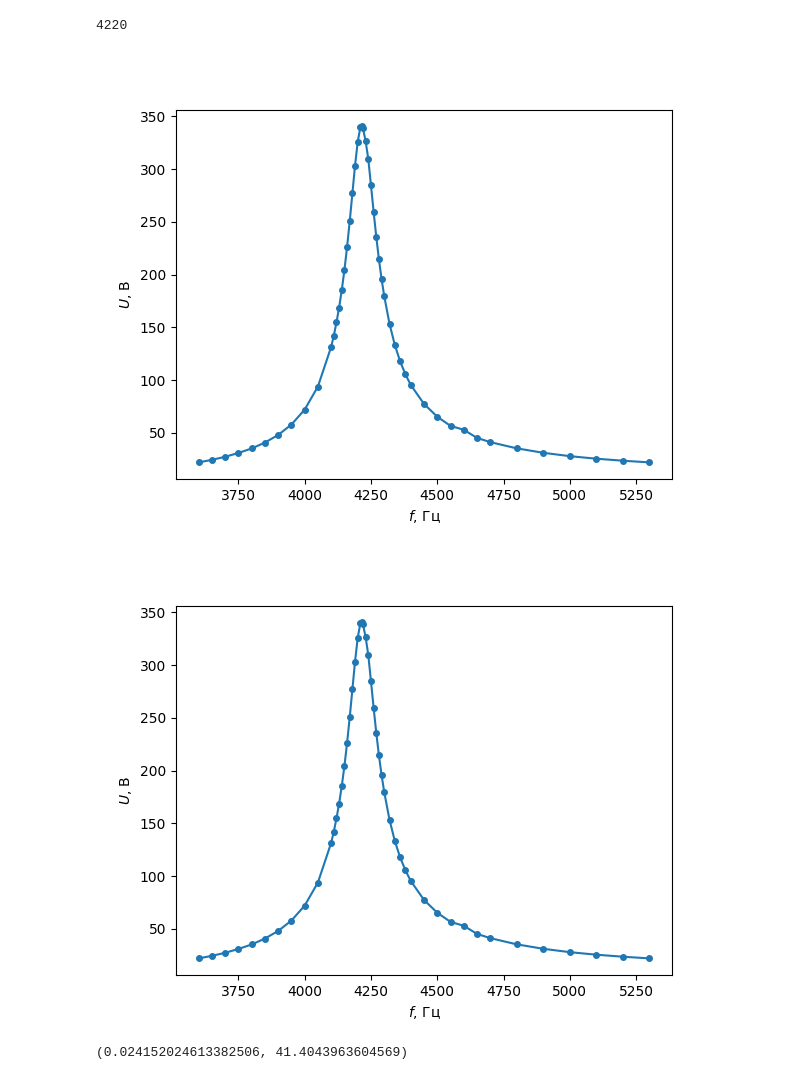
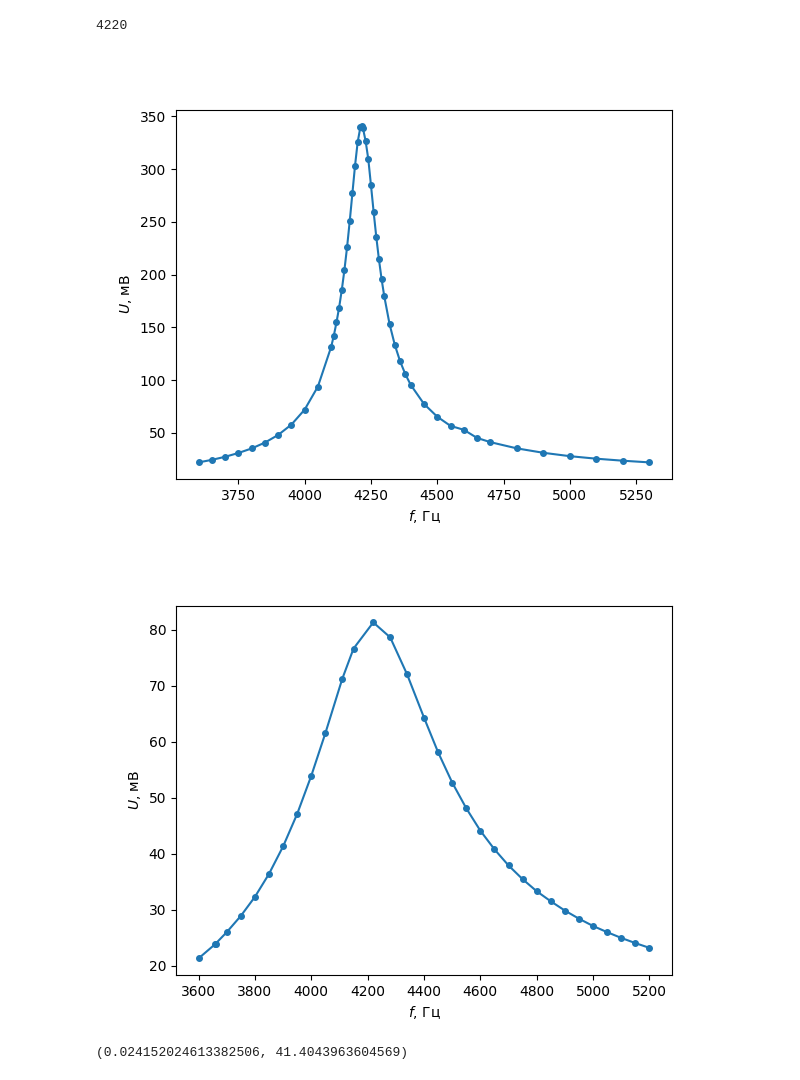
Before and after one commit to sitandr/lab, a Jupyter notebook: Untitled.ipynb, the cells around one changed output. Cells and saved outputs as stored; diff of their text form; code cells hidden in the pictures.

```diff
--- a/Untitled.ipynb
+++ b/Untitled.ipynb
@@ -28,18 +28,18 @@ display(U_30, f_30)
 %matplotlib widget
 plt.plot(FR_0['ν, kHz'], FR_0['U, mV'], '-o', markersize=4)
 plt.xlabel('$f$, Гц')
-plt.ylabel('$U$, В')
+plt.ylabel('$U$, мВ')
 plt.savefig('orig_FR_0.png')
 # %% [output]
-[figure, old version]
+[figure, new version]
 # %%
 %matplotlib widget
-plt.plot(FR_0['ν, kHz'], FR_0['U, mV'], '-o', markersize=4)
+plt.plot(FR_30['ν, kHz'], FR_30['U, mV'], '-o', markersize=4)
 plt.xlabel('$f$, Гц')
-plt.ylabel('$U$, В')
+plt.ylabel('$U$, мВ')
 plt.savefig('orig_FR_30.png')
 # %% [output]
-[figure, old version]
+[figure, new version]
 # %%
 %matplotlib widget
 r1, r2 = UnivariateSpline(FR_0['ν, kHz']/f_0, FR_0['U, mV']/U_0 - 1/2**0.5, s=0).roots()
```
Also changed, not shown: parts of 12 cells of this notebook, 2 other files.
